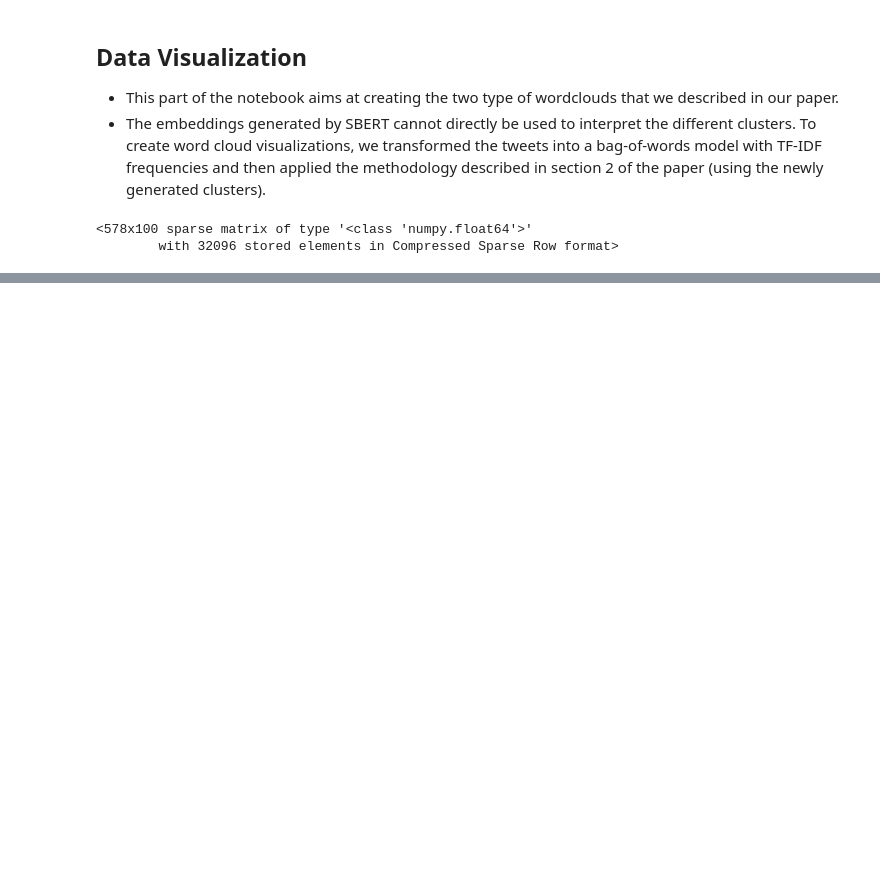
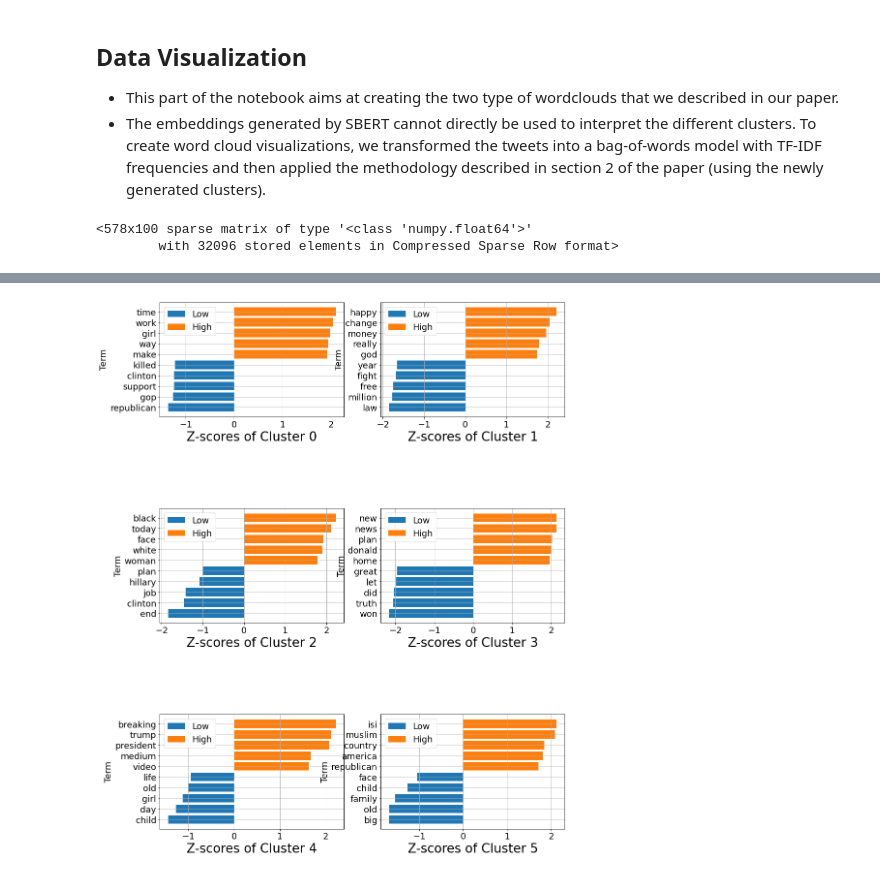
Before and after one commit to gaetanlop/Explainability-of-Text-Clustering-Visualizations-SBert, a Jupyter notebook: 100_Clustering_explode_majority_vote.ipynb, the cells around one changed output, grey strips where cells are left out. Drawn from its saved outputs; the diff is of its cells as text; code cells hidden in the pictures; blank space fills up the shorter version.

Commit message:
add visualizations

```diff
--- a/100_Clustering_explode_majority_vote.ipynb
+++ b/100_Clustering_explode_majority_vote.ipynb
@@ -283,6 +308,45 @@ class TrollTfidfVectorizer(TfidfVectorizer):
         s = re.sub(r'\bRT\b\s+', '', s)
         s = s.lower()
         return s
+# %%
+# Code taken from https://github.com/KIZI/evaluation-of-comprehensibility/blob/master/clustering_analysis_v2/LINVILLWARREN-AlternativeA-full.ipynb.ipynb
+def zscore_barchart(dataframe, path, term_count=10):
+
+    fig = pl.figure(figsize=(15, 20))
+    # iterate through clusters
+    for i in range(dataframe.shape[0]):
+        #weight vector for current cluster as one column
+        cluster_df = dataframe.iloc[[i]].T
+        cluster_df = cluster_df.rename(index=str, columns={i: 'Z-score'})
+        cluster_df = cluster_df.sort_values(by=['Z-score'])
+        if term_count: #uses default value of 10
+            half_term_count = term_count // 2
+            #uses five biggest and five smallest values
+            sliced_df = pd.concat([cluster_df[:half_term_count],
+                                cluster_df[-half_term_count:]])
+        else:
+            sliced_df = cluster_df
+
+        high_df = sliced_df.copy()
+        high_df.loc[high_df['Z-score'] < 0, 'Z-score'] = 0
+        low_df = sliced_df.copy()
+        low_df.loc[low_df['Z-score'] >= 0, 'Z-score'] = 0
+        high_zscores = high_df['Z-score']
+        low_zscores = low_df['Z-score']
+        ind = sliced_df.index
+
+        ax = fig.add_subplot(3, 2, i + 1)
+
+        ax.barh(ind, low_zscores, label='Low')
+        ax.barh(ind, high_zscores, label='High')
+        ax.set_xlabel(f'Z-scores of Cluster {i}', fontsize=26)
+        ax.set_ylabel('Term', fontsize=18)
+        ax.tick_params(labelsize=18)
+        ax.legend(prop={'size': 18})
+        ax.grid(True)
+
+    fig.subplots_adjust(hspace=0.8)
+    fig.show()
 # %% [markdown]
 # Data loading
 # %%
@@ -415,0 +491,5 @@ wordcloud(dfFromModel_Zscore(aggregation.drop(["umap1","umap2","umap3","umap4"],
+# %%
+# zscore barchart
+zscore_barchart(dfFromModel_Zscore(aggregation.drop(["umap1","umap2","umap3","umap4"],axis=1).values.tolist(),"zscore"),"zscore_barchart"+dataset_to_process+"_INTERNAL")
+# %% [output]
+[figure, added]
```
Also changed, not shown: parts of 11 cells of this notebook.
